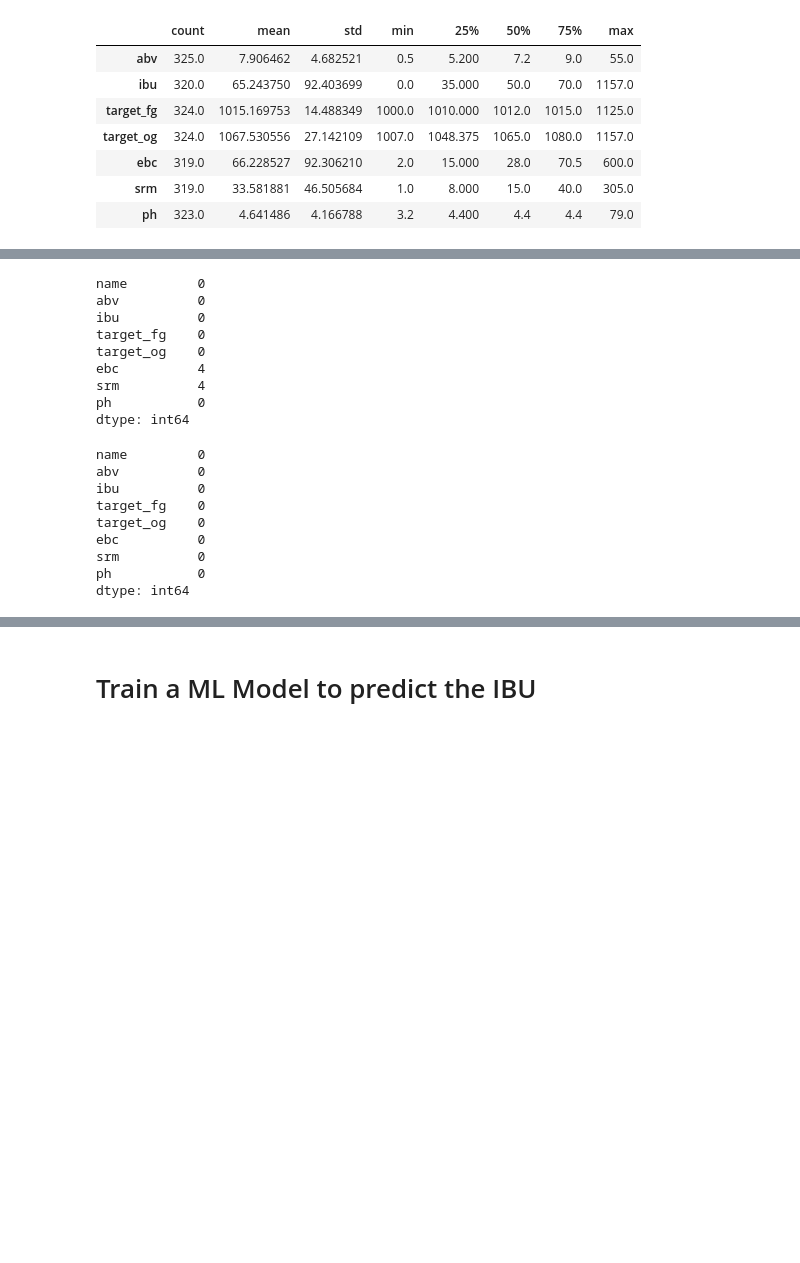
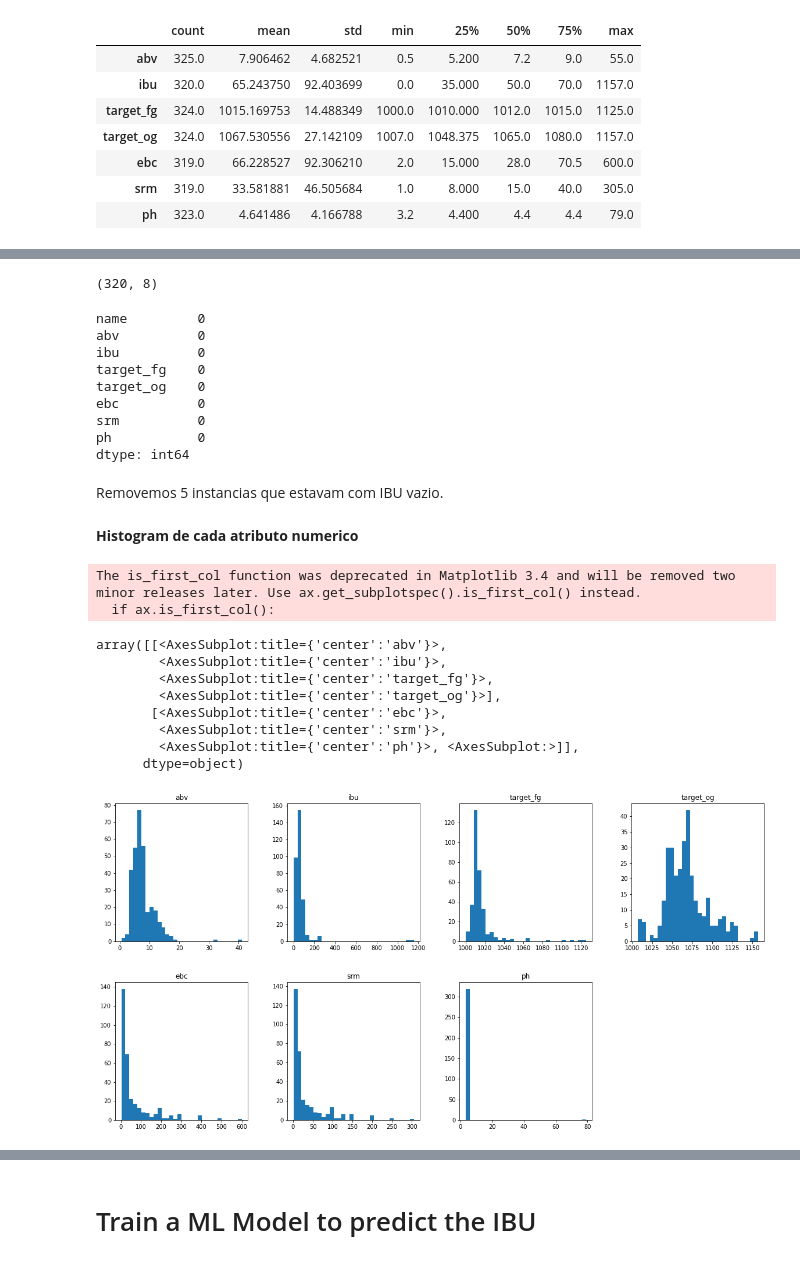
Before and after one commit to arthurbatista/punk_ml, a Jupyter notebook: ml_punk.ipynb, the cells around one changed output, grey strips where cells are left out. Drawn from its saved outputs; the diff is of its cells as text; code cells hidden in the pictures; blank space fills up the shorter version.

```diff
--- a/ml_punk.ipynb
+++ b/ml_punk.ipynb
@@ -24,6 +26,9 @@ attributes = ['name', 'abv', 'ibu', 'target_fg',
 
 beer_df = pd.read_json('punk_ds.json')
 beer_df = beer_df[attributes]
+
+numeric_atts = beer_df.select_dtypes(include=[np.number]).columns
+
 beer_df
 # %% [output]
 |  | name | abv | ibu | target_fg | target_og | ebc | srm | ph |
@@ -104,29 +90,38 @@ dtype: int64
 # %%
 # Remove rows with empty IBU
-beer_df_no_outilier = beer_df_no_outilier.dropna(subset=['ibu'])
-beer_df_no_outilier.isna().sum()
+beer_df = beer_df.dropna(subset=['ibu'])
+
+# Replace empty rows with using the average
+beer_df = beer_df.fillna(beer_df.mean())
+
+print(beer_df.shape)
+beer_df.isna().sum()
 # %% [output]
-name         0
-abv          0
-ibu          0
-target_fg    0
-target_og    0
-ebc          4
-srm          4
-ph           0
-dtype: int64
+(320, 8)
+name         0
+abv          0
+ibu          0
+target_fg    0
+target_og    0
+ebc          0
+srm          0
+ph           0
+dtype: int64
-# %%
-# TODO - investigate a better way to do that
-beer_df_no_outilier['ebc'].fillna(0, inplace=True)
-beer_df_no_outilier['srm'].fillna(0, inplace=True)
-beer_df_no_outilier.isna().sum()
-# %% [output]
-name         0
-abv          0
-ibu          0
-target_fg    0
-target_og    0
-ebc          0
-srm          0
-ph           0
-dtype: int64
+# %% [markdown]
+Removemos 5 instancias que estavam com IBU vazio.
+# %% [markdown]
+**Histogram de cada atributo numerico**
+# %%
+beer_df[numeric_atts].hist(figsize=(20,10), grid=False, layout=(2, 4), bins = 30)
+# %% [output]
+The is_first_col function was deprecated in Matplotlib 3.4 and will be removed two minor releases later. Use ax.get_subplotspec().is_first_col() instead.
+  if ax.is_first_col():
+array([[<AxesSubplot:title={'center':'abv'}>,
+        <AxesSubplot:title={'center':'ibu'}>,
+        <AxesSubplot:title={'center':'target_fg'}>,
+        <AxesSubplot:title={'center':'target_og'}>],
+       [<AxesSubplot:title={'center':'ebc'}>,
+        <AxesSubplot:title={'center':'srm'}>,
+        <AxesSubplot:title={'center':'ph'}>, <AxesSubplot:>]],
+      dtype=object)
+[figure, added]
```
Also changed, not shown: parts of 37 cells of this notebook.
